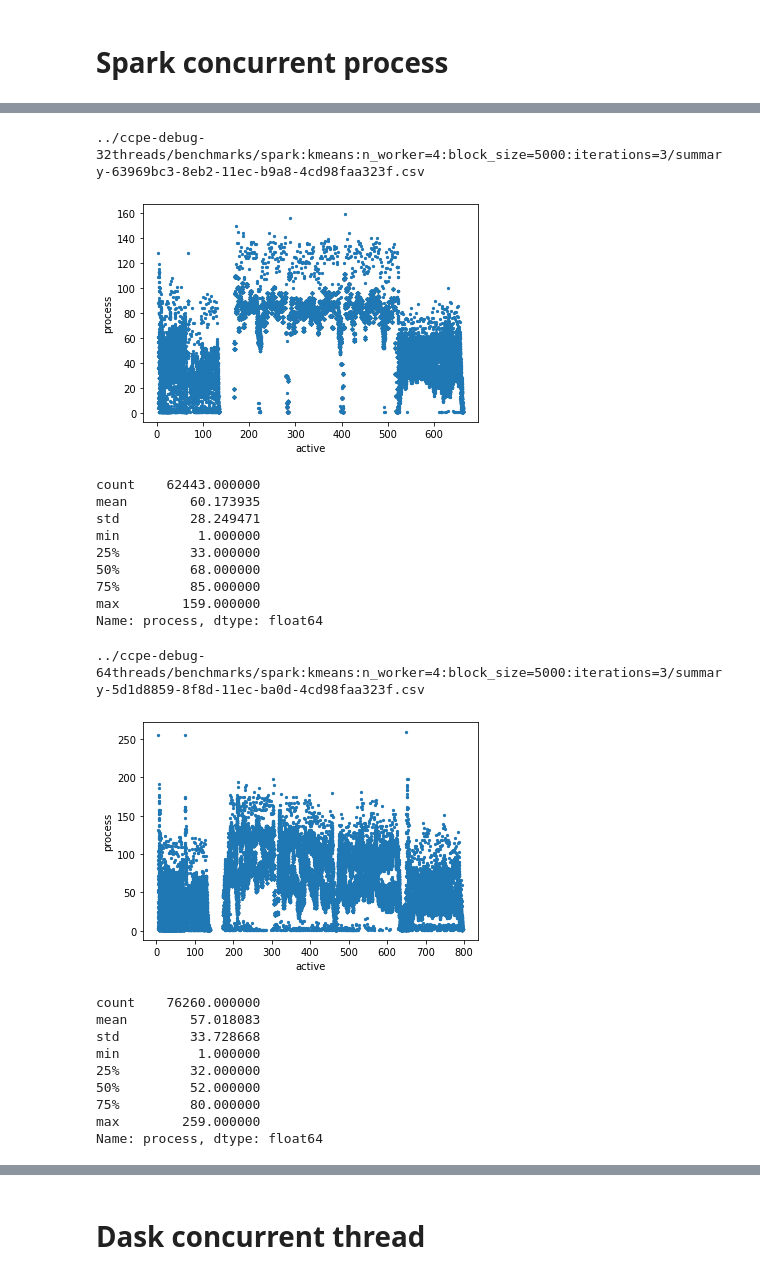
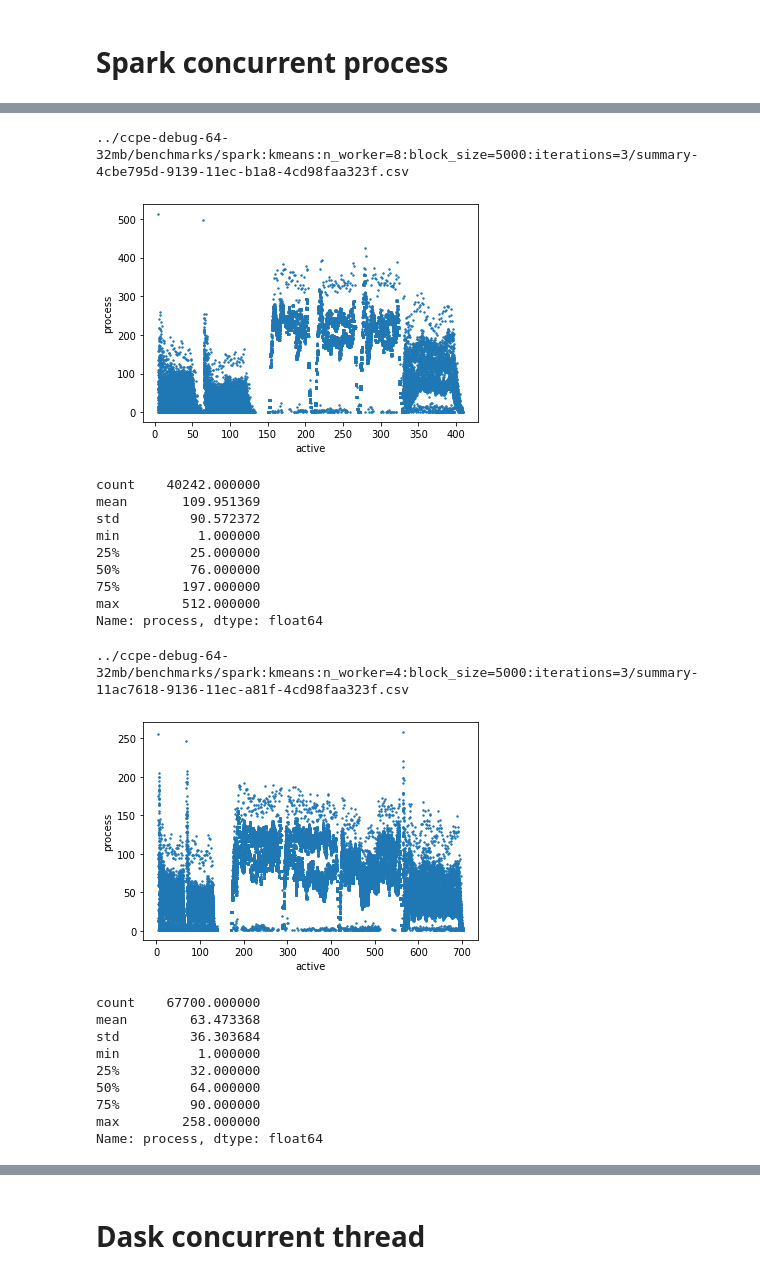
Before and after one commit to big-data-lab-team/paper-big-data-engines, a Jupyter notebook: plot-script/analysis.ipynb, the cells around one changed output, grey strips where cells are left out. Drawn from its saved outputs; the diff is of its cells as text; code cells hidden in the pictures.

```diff
--- a/plot-script/analysis.ipynb
+++ b/plot-script/analysis.ipynb
@@ -102,30 +87,30 @@ Name: process, dtype: float64
-# %%
-folder = "../ccpe-debug-32threads/benchmarks/spark:kmeans:n_worker=4:block_size=5000:iterations=3/*"
-concurrent_threads(folder, 100)
-# %% [output]
-../ccpe-debug-32threads/benchmarks/spark:kmeans:n_worker=4:block_size=5000:iterations=3/summary-63969bc3-8eb2-11ec-b9a8-4cd98faa323f.csv
-[figure, removed]
-count    62443.000000
-mean        60.173935
-std         28.249471
-min          1.000000
-25%         33.000000
-50%         68.000000
-75%         85.000000
-max        159.000000
-Name: process, dtype: float64
 # %%
-folder = "../ccpe-debug-64threads/benchmarks/spark:kmeans:n_worker=4:block_size=5000:iterations=3/*"
-concurrent_threads(folder, 100)
+folder = "../ccpe-debug-64-32mb/benchmarks/spark:kmeans:n_worker=8:block_size=5000:iterations=3/*"
+concurrent_threads(folder)
 # %% [output]
-../ccpe-debug-64threads/benchmarks/spark:kmeans:n_worker=4:block_size=5000:iterations=3/summary-5d1d8859-8f8d-11ec-ba0d-4cd98faa323f.csv
+../ccpe-debug-64-32mb/benchmarks/spark:kmeans:n_worker=8:block_size=5000:iterations=3/summary-4cbe795d-9139-11ec-b1a8-4cd98faa323f.csv
-[figure, old version]
+[figure, new version]
-count    76260.000000
-mean        57.018083
-std         33.728668
+count    40242.000000
+mean       109.951369
+std         90.572372
 min          1.000000
-25%         32.000000
-50%         52.000000
-75%         80.000000
-max        259.000000
+25%         25.000000
+50%         76.000000
+75%        197.000000
+max        512.000000
 Name: process, dtype: float64
+# %%
+folder = "../ccpe-debug-64-32mb/benchmarks/spark:kmeans:n_worker=4:block_size=5000:iterations=3/*"
+concurrent_threads(folder)
+# %% [output]
+../ccpe-debug-64-32mb/benchmarks/spark:kmeans:n_worker=4:block_size=5000:iterations=3/summary-11ac7618-9136-11ec-a81f-4cd98faa323f.csv
+[figure, added]
+count    67700.000000
+mean        63.473368
+std         36.303684
+min          1.000000
+25%         32.000000
+50%         64.000000
+75%         90.000000
+max        258.000000
+Name: process, dtype: float64
```
Also changed, not shown: parts of 9 cells of this notebook, 9 other files.
